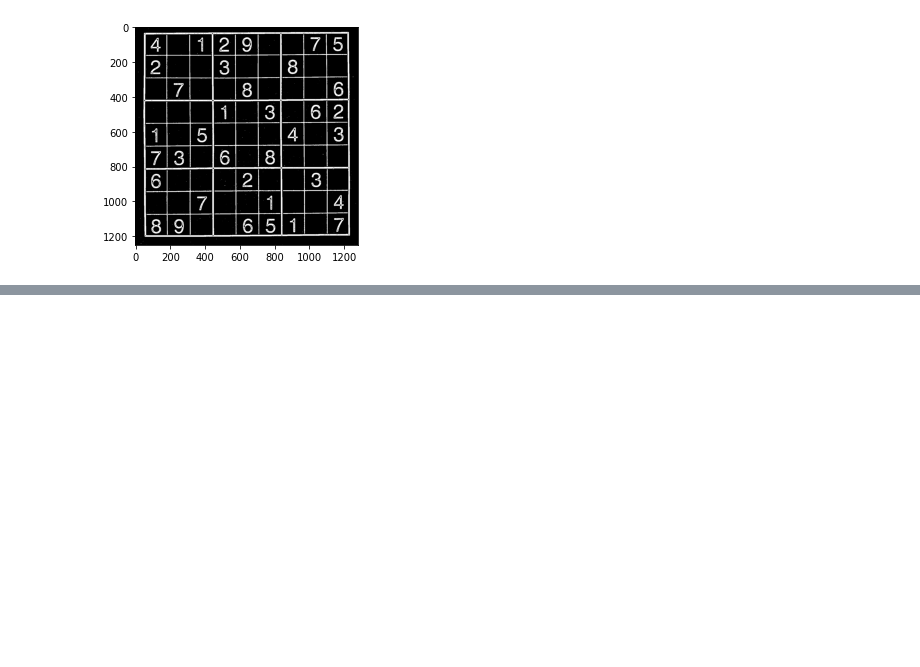
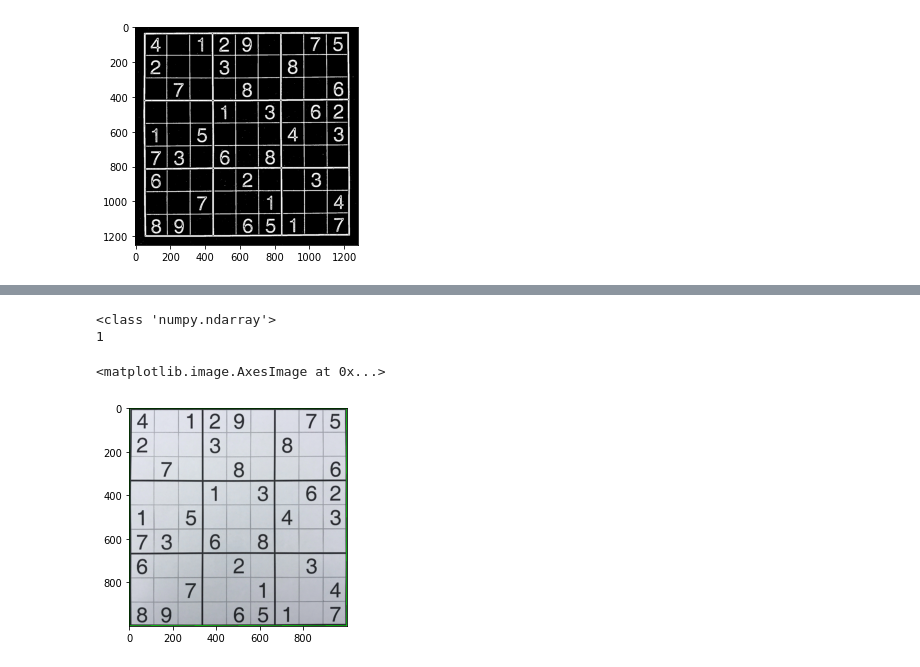
Before and after one commit to Gomer1800/Computer-Vision-Final-Project, a Jupyter notebook: sampleprocess.ipynb, the cells around one changed output, grey strips where cells are left out. Saved outputs shown, nothing was run; the diff lists cells and outputs as text; code cells hidden in the pictures; blank space fills up the shorter version.

```diff
--- a/sampleprocess.ipynb
+++ b/sampleprocess.ipynb
@@ -107,0 +132,29 @@ plt.imshow(crop_img)
+# %%
+# find contours in the mask and draw largest enclosing rect
+warped_gray = cv2.cvtColor(crop_img, cv2.COLOR_BGR2GRAY)
+cnts = cv2.findContours(warped_gray.copy(), cv2.RETR_EXTERNAL,
+    cv2.CHAIN_APPROX_SIMPLE)
+cnts = imutils.grab_contours(cnts)
+center = None
+
+contour = crop_img
+
+print(type(cnts[0]))
+print(len(cnts))
+for c in cnts:
+#if len(cnts) > 0:
+    #index = cnts.index(max(cnts, key=cv2.contourArea))
+    #print(index)
+    #cnts.pop(index)
+    #c = max(cnts, key=cv2.contourArea)
+    rect = cv2.minAreaRect(c)
+    box = cv2.boxPoints(rect)
+    box = np.int0(box)
+    cv2.drawContours(warped, [box], 0,(0,255,0),5)
+
+plt.imshow(warped)
+# %% [output]
+<class 'numpy.ndarray'>
+1
+<matplotlib.image.AxesImage at 0x...>
+[figure, added]
```
Also changed, not shown: parts of 5 cells of this notebook.
